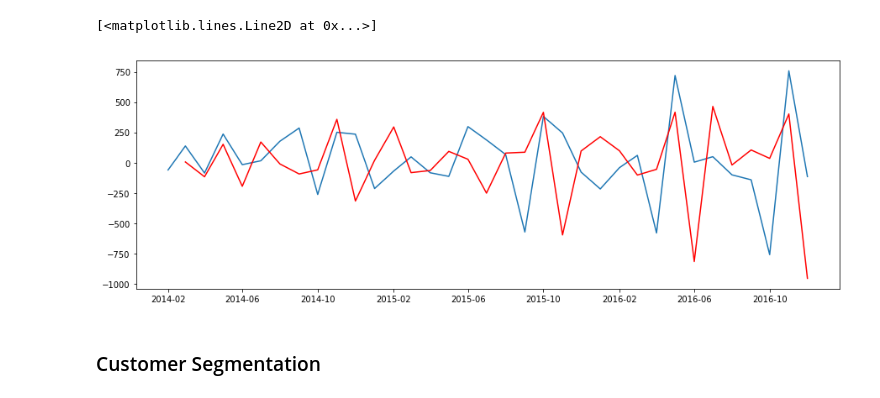
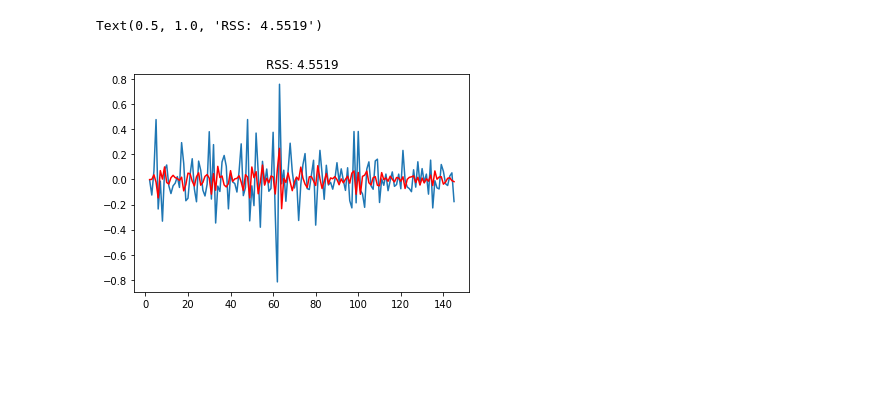
Before and after one commit to j-mehul/-Forecasting-of-ManHours-by-clients, a Jupyter notebook: Forecasting.ipynb, the cells around one changed output. Cells and saved outputs as stored; diff of their text form; code cells hidden in the pictures; blank space fills up the shorter version.

```diff
--- a/Forecasting.ipynb
+++ b/Forecasting.ipynb
@@ -295,0 +107,2 @@ DatetimeIndex(['2014-01-01', '2014-02-01', '2014-03-01', '2014-04-01',
+# %%
+ts = df.groupby('week').num_orders.sum()
@@ -320,0 +161,3 @@ test_stationarity(ts)
+# %%
+ts_log = np.log(ts)
+plt.plot(ts_log)
@@ -320,0 +211,3 @@ test_stationarity(ts)
+# %%
+ts_log_diff = ts_log - ts_log.shift()
+plt.plot(ts_log_diff)
@@ -320,0 +217,3 @@ test_stationarity(ts)
+# %%
+ts_log_diff.dropna(inplace=True)
+test_stationarity(ts_log_diff)
@@ -396,13 +294,11 @@ plt.axhline(y=1.96/np.sqrt(len(lag_acf)),linestyle='--',color='gray')
 # %%
 from statsmodels.tsa.arima_model import ARIMA
 # %%
-fig = plt.subplots(figsize = (15, 5))
-model = ARIMA(ts_diff, order=(1, 1, 0))
-results_ARIMA = model.fit(disp=-1)
-plt.plot(ts_diff)
-plt.plot(results_ARIMA.fittedvalues, color='red')
+model = ARIMA(ts_log, order=(1, 1, 0))
+results_AR = model.fit(disp=-1)
+plt.plot(ts_log_diff)
+plt.plot(results_AR.fittedvalues, color='red')
+plt.title('RSS: %.4f'% sum((results_AR.fittedvalues-ts_log_diff)**2))
 # %% [output]
-[<matplotlib.lines.Line2D at 0x...>]
+Text(0.5, 1.0, 'RSS: 4.5519')
-[figure, old version]
+[figure, new version]
-# %% [markdown]
-### Customer Segmentation
```
Also changed, not shown: parts of 128 cells of this notebook.
